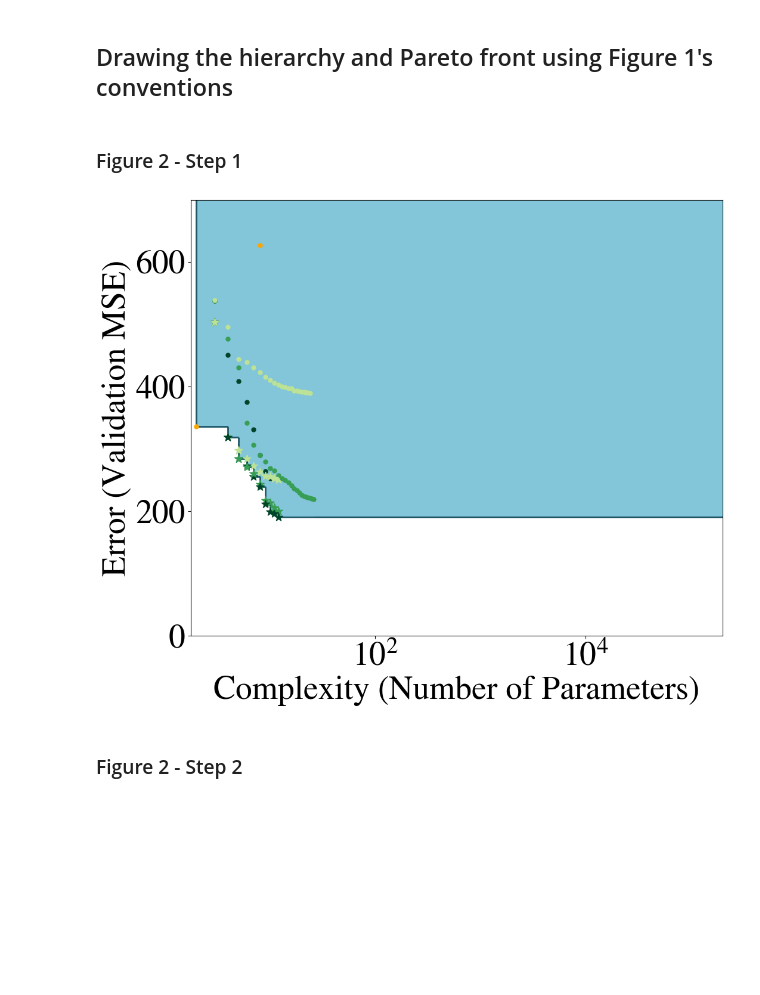
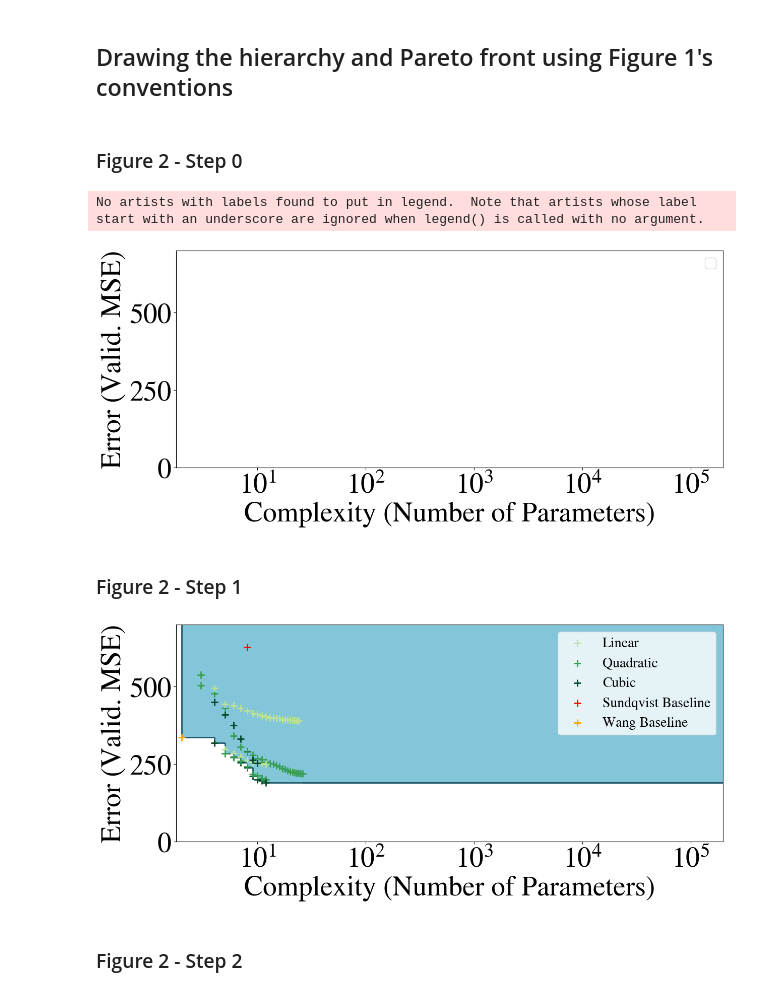
Before and after one commit to tbeucler/ml4rt, a Jupyter notebook: notebooks_tbeucler/04_AOFD_Figures.ipynb, the cells around one changed output. Cells and saved outputs as stored; diff of their text form; code cells hidden in the pictures; blank space fills up the shorter version.

Commit message:
Updated Pareto plots for AMS Trop Met

```diff
--- a/notebooks_tbeucler/04_AOFD_Figures.ipynb
+++ b/notebooks_tbeucler/04_AOFD_Figures.ipynb
@@ -400,6 +400,34 @@ def extract_pareto_data(dyamond22, key_substrings,
     pareto_mse_scores = np.append(pareto_mse_scores, new_point_2_mse_scores)
 
     return parameters, mse_scores, pareto_parameters, pareto_mse_scores, filtered_keys
+# %% [markdown]
+### Figure 2 - Step 0
+# %%
+# Plot setup
+#fig = plt.figure(figsize=(23/2, 19/2))
+fig = plt.figure(figsize=(35/2.5, 14/2.5))
+ax = fig.add_subplot(111)
+
+# Set limits
+ax.set_xlim((0.25, 5.3))
+ax.set_ylim((0, 699))
+
+# Improve the plot
+plt.xlabel('Complexity (Number of Parameters)')
+plt.ylabel('Error (Valid. MSE)')
+plt.legend(loc='upper right')
+# Eliminate all redondant legend entries
+handles, labels = plt.gca().get_legend_handles_labels()
+by_label = dict(zip(labels, handles))
+plt.legend(by_label.values(), by_label.keys(),fontsize=fz/2)
+
+# Use scientific notation for x-ticks
+ax.xaxis.set_major_formatter(ticker.FuncFormatter(lambda x, pos: f'$10^{{{int(x)}}}$'))
+
+plt.show()
+# %% [output]
+No artists with labels found to put in legend.  Note that artists whose label start with an underscore are ignored when legend() is called with no argument.
+[figure, added]
 # %% [markdown]
 ### Figure 2 - Step 1
 # %%
@@ -409,7 +437,8 @@ parameters, mse_scores, pareto_parameters, pareto_mse_scores, filtered_keys = \
         'pol_deg_2', 'deg_2_no_reg_2', 'pol_deg_3', 'deg_3_no_reg_2'])
 # %%
 # Plot setup
-fig = plt.figure(figsize=(23/2, 19/2))
+#fig = plt.figure(figsize=(23/2, 19/2))
+fig = plt.figure(figsize=(35/2.5, 14/2.5))
 ax = fig.add_subplot(111)
 
 # Color the area above the Pareto front without introducing vertical lines
@@ -426,49 +455,57 @@ ax.fill_betweenx([pareto_mse_scores[0], max(mse_scores)], min(parameters), max(p
 
 # Draw the Pareto front with vertical and horizontal lines
 for i in range(len(pareto_parameters)):
     if i > 0:
         ax.vlines(x=pareto_parameters[i], ymin=pareto_mse_scores[i-1],
                   ymax=pareto_mse_scores[i], color=colors_fig1['dark_blue'], linewidth=2)
     ax.hlines(y=pareto_mse_scores[i], xmin=pareto_parameters[i],
               xmax=pareto_parameters[i+1] if i+1 < len(pareto_parameters) else max(parameters),
               color=colors_fig1['dark_blue'], linewidth=2)
 
 # Plot all points except NNs/equations
 for k in filtered_keys:
     skip = 0
-    if 'lin_cl_area' in k: col = Green3_cmap(1); m='.'; skip = 0
-    elif 'deg_1_no_reg_2' in k: col = Green3_cmap(1); m='*'; skip = 0
-    elif 'grid_search' in k: col = 'orange'; skip = 0
-    elif 'pol_deg_2' in k: col = Green3_cmap(2); m='.'; skip = 0;
-    elif 'deg_2_no_reg_2' in k: col = Green3_cmap(2); m='*'; skip = 0
-    elif 'pol_deg_3' in k: col = Green3_cmap(3); m='.'; skip = 0;
-    elif 'deg_3_no_reg_2' in k: col = Green3_cmap(3); m='*'; skip = 0
-    elif 'cell_NN' in k: col = 'purple'; m='.'; skip = 0
-    elif 'seq_feat_sel_NN' in k: col = 'mediumturquoise'; m='.'; skip=0
-    elif 'pysr' in k: col = 'lightsteelblue'; m='.';skip = 0
-    elif 'gpgomea' in k: col = 'gray'; m='.'; skip = 0
+    if 'lin_cl_area' in k: col = Green3_cmap(1); m='+'; cap = 'Linear'; skip = 0
+    elif 'deg_1_no_reg_2' in k: col = Green3_cmap(1); m='+'; cap = ''; skip = 0
+    elif 'sq_grid_search' in k: col = 'red'; m='+'; cap = 'Sundqvist Baseline'; skip = 0
+    elif 'wang_grid_search' in k: col = 'orange'; m='+'; cap = 'Wang Baseline'; skip = 0
+    elif 'pol_deg_2' in k: col = Green3_cmap(2); m='+'; cap = 'Quadratic'; skip = 0
+    elif 'deg_2_no_reg_2' in k: col = Green3_cmap(2); m='+'; cap = ''; skip = 0
+    elif 'pol_deg_3' in k: col = Green3_cmap(3); m='+'; cap = 'Cubic'; skip = 0
+    elif 'deg_3_no_reg_2' in k: col = Green3_cmap(3); m='+'; skip = 0
+    elif 'cell_NN' in k: col = 'gray'; m='+'; cap = 'Neural Network (NN) Baseline'; skip = 0
+    elif 'seq_feat_sel_NN' in k: col = 'darkturquoise'; m='+'; cap = 'NN with Sequentially Selected Features'; skip=0
+    elif 'pysr' in k: col = 'darkviolet'; m='+'; cap = 'Discovered PySR equation'; skip = 0
+    elif 'gpgomea' in k: col = 'deeppink'; m='+'; cap = 'Discovered GP-GOMEA equation'; skip = 0
     else:
-        if 'NN' in k: col = 'b'; m = '.'; skip = 0
-        else: skip = 1
+        if 'NN' in k: col = 'b'; m = '+'; skip = 0
+        else: col='gray'; m = '+'; skip = 0
     if skip==0:
         ax.scatter(np.log10(dyamond22['Complexity/Number of parameters'][k]),
                dyamond22['MSE scores on validation set'][k],
-               s=siz,color=col,zorder=2,marker=m)
+               s=siz,color=col,zorder=2,marker=m,label=cap)
 
 # Set limits
 ax.set_xlim((0.25, 5.3))
 ax.set_ylim((0, 699))
 
 # Improve the plot
 plt.xlabel('Complexity (Number of Parameters)')
-plt.ylabel('Error (Validation MSE)')
+plt.ylabel('Error (Valid. MSE)')
+plt.legend(loc='upper right')
+# Eliminate all redondant legend entries
+handles, labels = plt.gca().get_legend_handles_labels()
+by_label = dict(zip(labels, handles))
+new_labels = ['Linear', 'Quadratic', 'Cubic', 'Sundqvist Baseline', 'Wang Baseline']
+new_handles = [by_label[label] for label in new_labels]
+plt.legend(new_handles, new_labels,fontsize=fz/2)
 
 # Use scientific notation for x-ticks
 ax.xaxis.set_major_formatter(ticker.FuncFormatter(lambda x, pos: f'$10^{{{int(x)}}}$'))
 
 plt.show()
 # %% [output]
-[figure, old version]
+[figure, new version]
 # %% [markdown]
 ### Figure 2 - Step 2
 # %%
```
Also changed, not shown: parts of 4 cells of this notebook.
